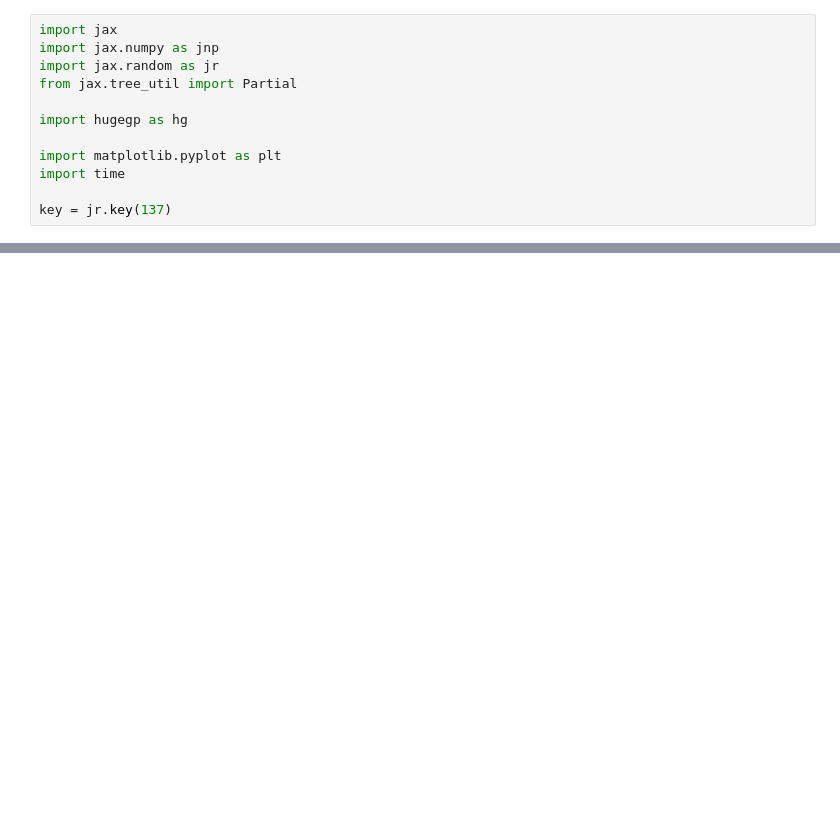
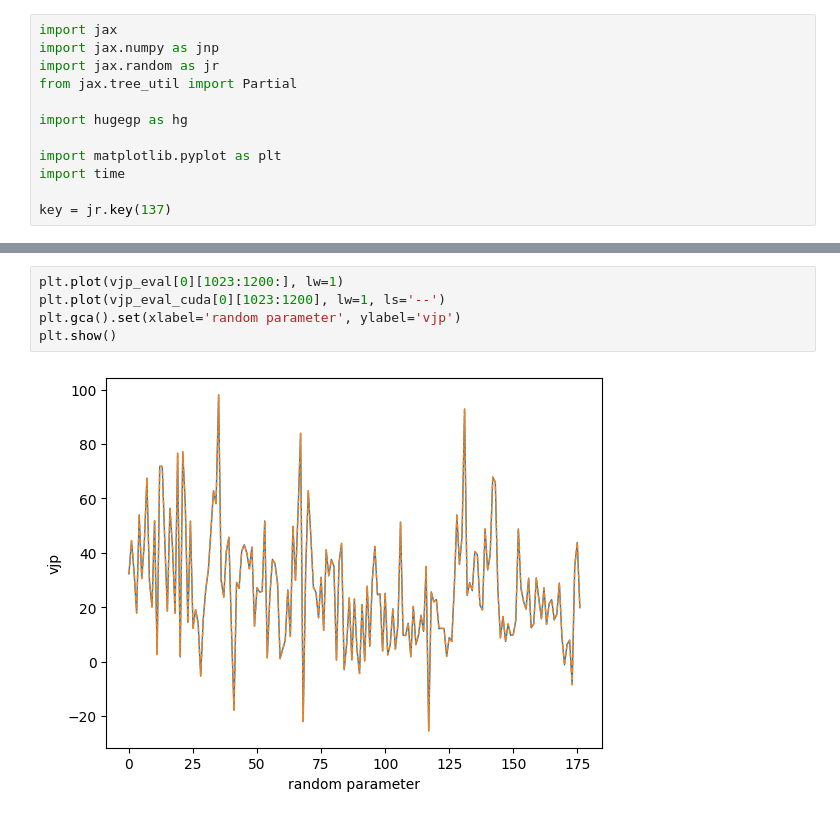
Before and after one commit to stanford-ism/graphgp, a Jupyter notebook: new.ipynb, the cells around one changed output, grey strips where cells are left out. Cells and saved outputs as stored; diff of their text form; blank space fills up the shorter version.

```diff
--- a/new.ipynb
+++ b/new.ipynb
@@ -45,0 +68,7 @@ jax.jvp(func, (xi,), (jnp.ones_like(xi),))
+# %%
+plt.plot(vjp_eval[0][1023:1200:], lw=1)
+plt.plot(vjp_eval_cuda[0][1023:1200], lw=1, ls='--')
+plt.gca().set(xlabel='random parameter', ylabel='vjp')
+plt.show()
+# %% [output]
+[figure, added]
```
Also changed, not shown: parts of 19 cells of this notebook, 7 other files.
